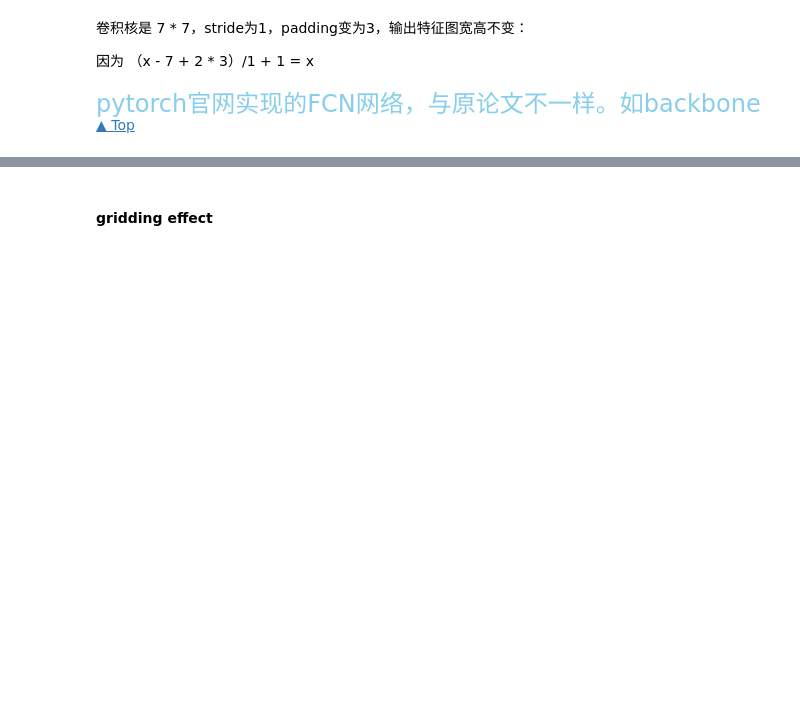
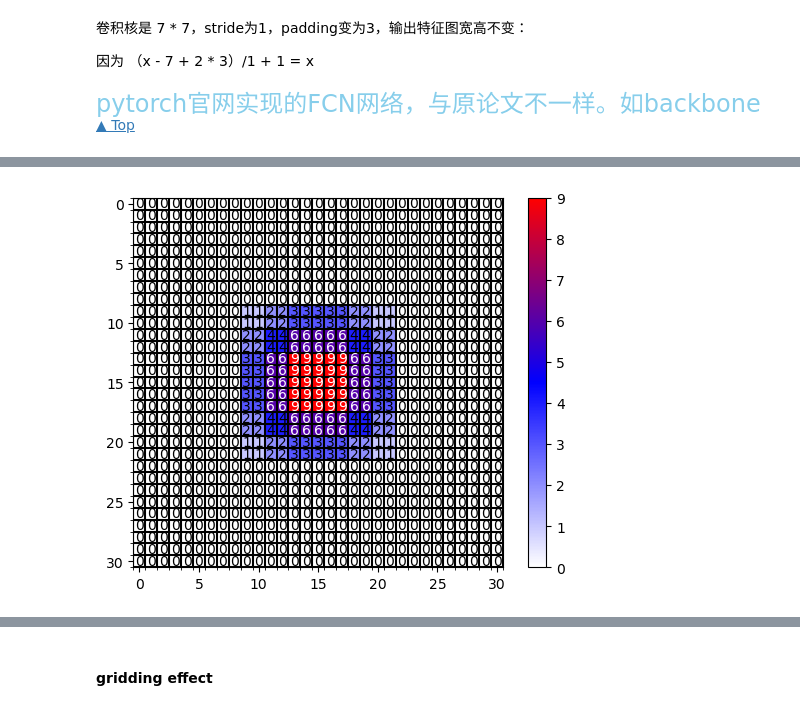
Before and after one commit to chen-bo-wen/operateData, a Jupyter notebook: 分割/语义分割_FCN.ipynb, the cells around one changed output, grey strips where cells are left out. Cells and saved outputs as stored; diff of their text form; code cells hidden in the pictures; blank space fills up the shorter version.

```diff
--- a/分割/语义分割_FCN.ipynb
+++ b/分割/语义分割_FCN.ipynb
@@ -44,0 +85,99 @@ FCN 是将 VGG16 的全连接层改为卷积层，减少了对输入图片大小
+# %%
+import numpy as np
+import matplotlib.pyplot as plt
+from matplotlib.colors import LinearSegmentedColormap
+
+
+def dilated_conv_one_pixel(center: (int, int),
+                           feature_map: np.ndarray,
+                           k: int = 3,
+                           r: int = 1,
+                           v: int = 1):
+    """
+    膨胀卷积核中心在指定坐标center处时，统计哪些像素被利用到，
+    并在利用到的像素位置处加上增量v
+    Args:
+        center: 膨胀卷积核中心的坐标
+        feature_map: 记录每个像素使用次数的特征图
+        k: 膨胀卷积核的kernel大小
+        r: 膨胀卷积的dilation rate
+        v: 使用次数增量
+    """
+    # assert divmod(3, 2)[1] == 1
+
+    # left-top: (x, y)
+    left_top = (center[0] - ((k - 1) // 2) * r, center[1] - ((k - 1) // 2) * r)
+    print('r', r)
+    for i in range(k):
+        for j in range(k):
+            feature_map[left_top[1] + i * r][left_top[0] + j * r] += v
+
+
+def dilated_conv_all_map(dilated_map: np.ndarray,
+                         k: int = 3,
+                         r: int = 1):
+    """
+    根据输出特征矩阵中哪些像素被使用以及使用次数，
+    配合膨胀卷积k和r计算输入特征矩阵哪些像素被使用以及使用次数
+    Args:
+        dilated_map: 记录输出特征矩阵中每个像素被使用次数的特征图
+        k: 膨胀卷积核的kernel大小
+        r: 膨胀卷积的dilation rate
+    """
+    new_map = np.zeros_like(dilated_map)
+    for i in range(dilated_map.shape[0]):
+        for j in range(dilated_map.shape[1]):
+            if dilated_map[i][j] > 0:
+                dilated_conv_one_pixel((j, i), new_map, k=k, r=r, v=dilated_map[i][j])
+
+    return new_map
+
+
+def plot_map(matrix: np.ndarray):
+    plt.figure()
+
+    c_list = ['white', 'blue', 'red']
+    new_cmp = LinearSegmentedColormap.from_list('chaos', c_list)
+    plt.imshow(matrix, cmap=new_cmp)
+
+    ax = plt.gca() # 获取当前活动的坐标轴对象
+    ax.set_xticks(np.arange(-0.5, matrix.shape[1], 1), minor=True) # 用于设置 x 轴上的刻度位置。这个方法允许你自定义 x 轴上的哪些位置应该显示刻度标记。
+    ax.set_yticks(np.arange(-0.5, matrix.shape[0], 1), minor=True)
+
+    # 显示color bar
+    plt.colorbar()
+
+    # 在图中标注数量
+    thresh = 5
+    for x in range(matrix.shape[1]):
+        for y in range(matrix.shape[0]):
+            # 注意这里的matrix[y, x]不是matrix[x, y]
+            info = int(matrix[y, x])
+            ax.text(x, y, info,
+                    verticalalignment='center',
+                    horizontalalignment='center',
+                    color="white" if info > thresh else "black")
+    ax.grid(which='minor', color='black', linestyle='-', linewidth=1.5)
+    plt.show()
+    plt.close()
+
+def main():
+    # bottom to top
+    dilated_rates = [1, 2, 3]
+    # init feature map
+    size = 31
+    m = np.zeros(shape=(size, size), dtype=np.int32)
+    center = size // 2
+    m[center][center] = 1
+    # print(m)
+    # plot_map(m)
+
+    for index, dilated_r in enumerate(dilated_rates[::-1]):
+        new_map = dilated_conv_all_map(m, r=dilated_r)
+        m = new_map
+    print(m)
+    plot_map(m)
+
+if __name__ == '__main__':
+    main()
+# %% [output]
@@ -44,0 +201 @@ FCN 是将 VGG16 的全连接层改为卷积层，减少了对输入图片大小
+[figure, added]
```
Also changed, not shown: parts of 15 cells of this notebook, 4 other files.
